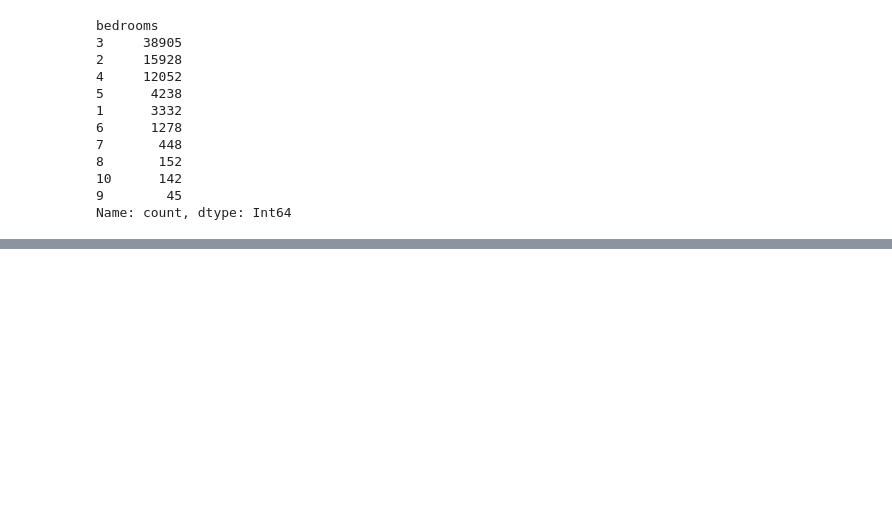
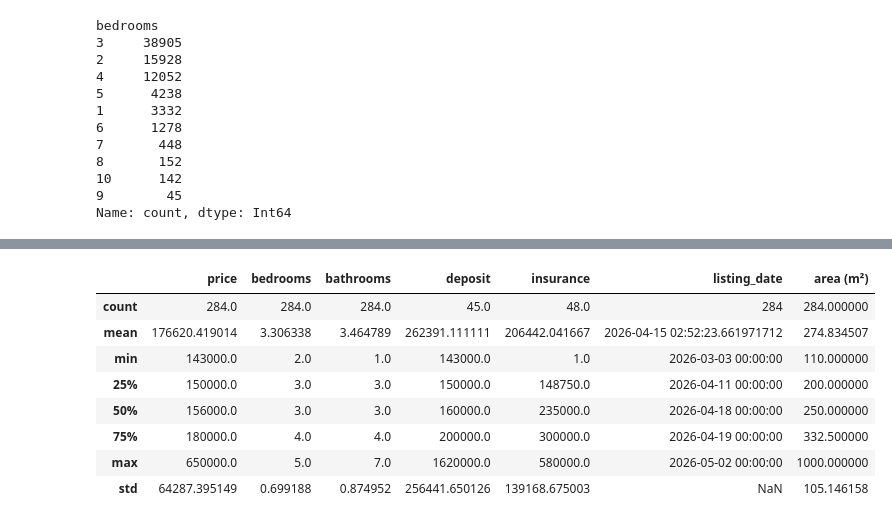
Before and after one commit to MarwanAshrafMakhlouf/cairo_real_state_intelligence_platform, a Jupyter notebook: notebooks/EDA.ipynb, the cells around one changed output, grey strips where cells are left out. Saved outputs shown, nothing was run; the diff lists cells and outputs as text; code cells hidden in the pictures; blank space fills up the shorter version.

```diff
--- a/notebooks/EDA.ipynb
+++ b/notebooks/EDA.ipynb
@@ -885,0 +1067,2 @@ plt.show()
+# %%
+extreme_rental_apartments = df[(df['property_type'] == 'apartments') & (df['sale_or_rent'] == 'rent') & (df['price'] >= df[(df['property_type'] == 'apartments') & (df['sale_or_rent'] == 'rent')]['price'].quantile(0.98))]
@@ -885,0 +1098,12 @@ plt.show()
+# %%
+extreme_rental_apartments.describe()
+# %% [output]
+|  | price | bedrooms | bathrooms | deposit | insurance | listing_date | area (m²) |
+| count | 284.0 | 284.0 | 284.0 | 45.0 | 48.0 | 284 | 284.000000 |
+| mean | 176620.419014 | 3.306338 | 3.464789 | 262391.111111 | 206442.041667 | 2026-04-15 02:52:23.661971712 | 274.834507 |
+| min | 143000.0 | 2.0 | 1.0 | 143000.0 | 1.0 | 2026-03-03 00:00:00 | 110.000000 |
+| 25% | 150000.0 | 3.0 | 3.0 | 150000.0 | 148750.0 | 2026-04-11 00:00:00 | 200.000000 |
+| 50% | 156000.0 | 3.0 | 3.0 | 160000.0 | 235000.0 | 2026-04-18 00:00:00 | 250.000000 |
+| 75% | 180000.0 | 4.0 | 4.0 | 200000.0 | 300000.0 | 2026-04-19 00:00:00 | 332.500000 |
+| max | 650000.0 | 5.0 | 7.0 | 1620000.0 | 580000.0 | 2026-05-02 00:00:00 | 1000.000000 |
+| std | 64287.395149 | 0.699188 | 0.874952 | 256441.650126 | 139168.675003 | NaN | 105.146158 |
```
Also changed, not shown: parts of 41 cells of this notebook, 4 other files.
